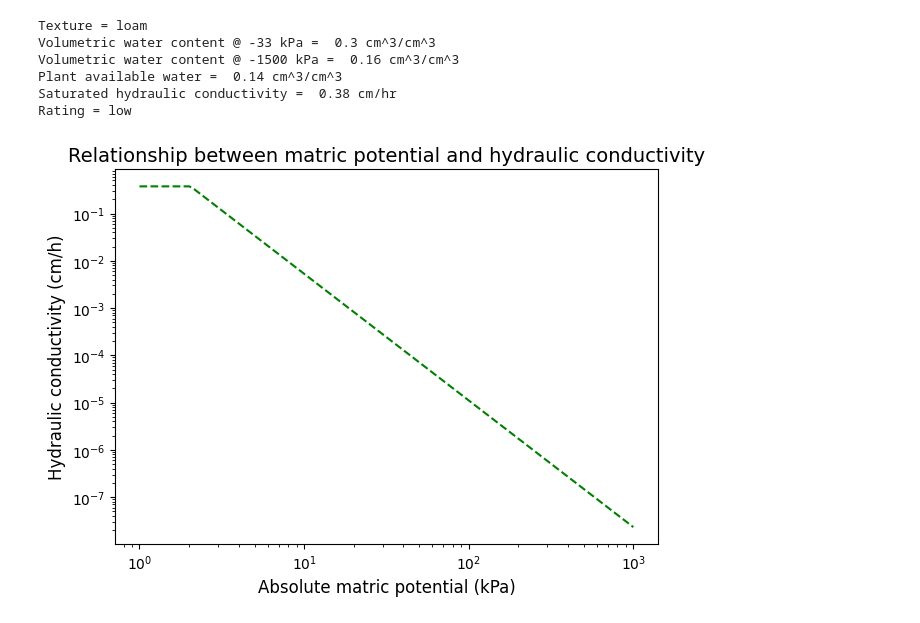
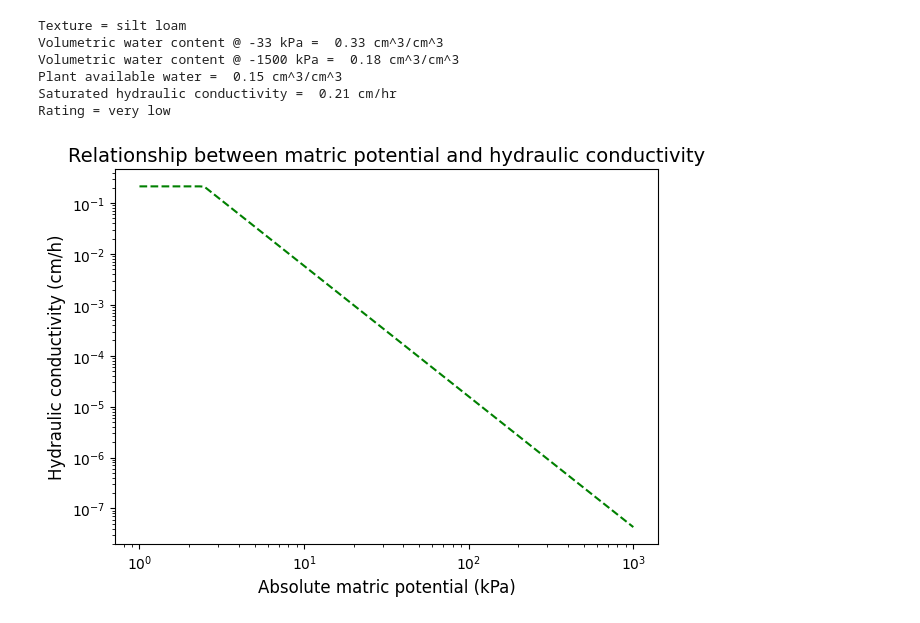
Before and after one commit to MarkBarbadillo/Rosetta-Soilhydraulicconductivity, a Jupyter notebook: GWP files/mab_practice.ipynb, the cells around one changed output. Drawn from its saved outputs; the diff is of its cells as text; code cells hidden in the pictures.

```diff
--- a/GWP files/mab_practice.ipynb
+++ b/GWP files/mab_practice.ipynb
@@ -5,7 +5,7 @@ import math
 import numpy as np
 
 clay_frac = 0.15                                 #Variable
-silt_frac = 0.45                                 #Variable
+silt_frac = 0.65                                 #Variable
 sand_frac = 1 - (clay_frac + silt_frac)
 
 ##Calculation of geometric mean diameter and hydraulic properties
@@ -183,37 +183,37 @@ else:
 print('Volumetric water content @ -33 kPa = ', round (volumetric_water_content_33kPa, 2), 'cm^3/cm^3')
 print('Volumetric water content @ -1500 kPa = ', round (volumetric_water_content_1500kPa, 2), 'cm^3/cm^3')
 print('Plant available water = ', round(plant_available_water, 2), 'cm^3/cm^3')
 print('Saturated hydraulic conductivity = ', round (Ks, 2), 'cm/hr')
 
 ##Ks ratings from the USDA-NRCS
 
 if Ks > 2.5:
     print('Rating = high')
 elif Ks > 1.25 and Ks <= 2.5:
     print('Rating = medium')
 elif Ks > 0.25 and Ks <= 1.25:
     print('Rating = low')
 else:
     print('Rating = very low')
 
 
 ##Plotting of K
 
 import matplotlib.pyplot as plt
 
 plt.loglog(psi_m, K, color='green', linestyle='--')
 plt.xlabel('Absolute matric potential (kPa)', fontsize=12)
 plt.ylabel('Hydraulic conductivity (cm/h)', fontsize=12)
 plt.title('Relationship between matric potential and hydraulic conductivity', fontsize=14)
 plt.tick_params(axis='both', which='major', labelsize=10)
 plt.tick_params(axis='both', which='minor', labelsize=8)
 plt.tight_layout()
 plt.show()
 # %% [output]
-Texture = loam
-Volumetric water content @ -33 kPa =  0.3 cm^3/cm^3
-Volumetric water content @ -1500 kPa =  0.16 cm^3/cm^3
-Plant available water =  0.14 cm^3/cm^3
-Saturated hydraulic conductivity =  0.38 cm/hr
-Rating = low
+Texture = silt loam
+Volumetric water content @ -33 kPa =  0.33 cm^3/cm^3
+Volumetric water content @ -1500 kPa =  0.18 cm^3/cm^3
+Plant available water =  0.15 cm^3/cm^3
+Saturated hydraulic conductivity =  0.21 cm/hr
+Rating = very low
-[figure, old version]
+[figure, new version]
```
